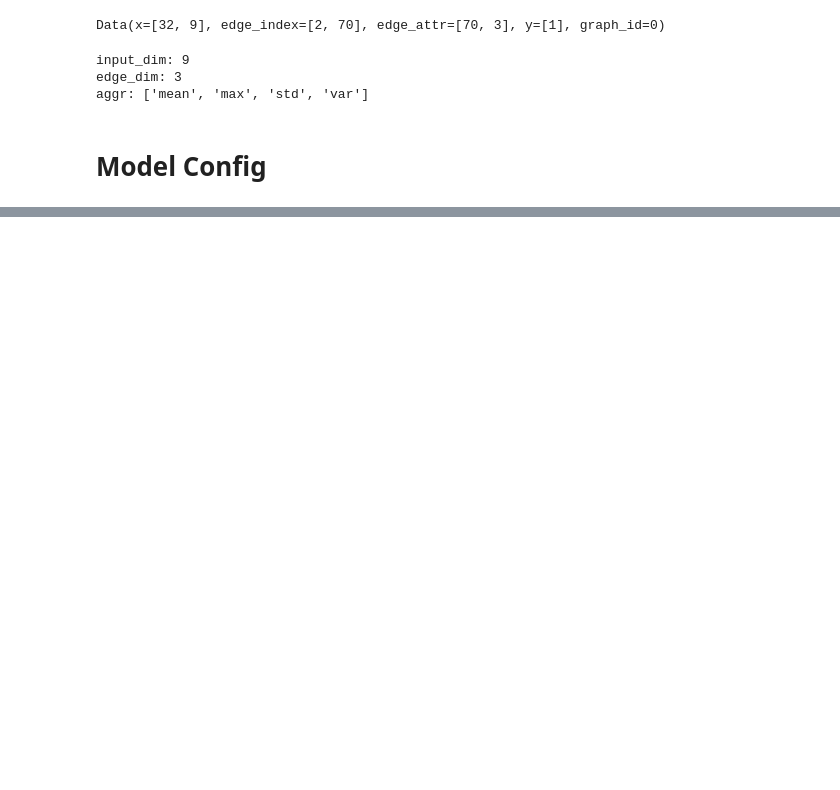
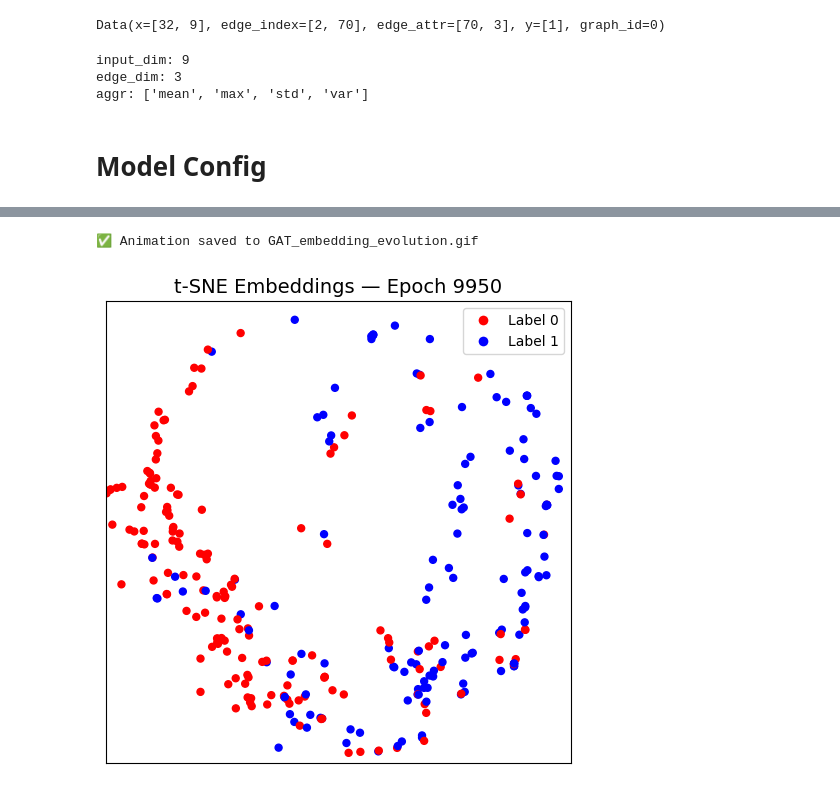
Before and after one commit to Mohammad-Amin-Jenadele/gnn-graph-classification, a Jupyter notebook: GNN_Graph_classification_main.ipynb, the cells around one changed output, grey strips where cells are left out. Cells and saved outputs as stored; diff of their text form; code cells hidden in the pictures; blank space fills up the shorter version.

```diff
--- a/GNN_Graph_classification_main.ipynb
+++ b/GNN_Graph_classification_main.ipynb
@@ -680,0 +991,5 @@ animate_embedding(GINE_model, interval=300, save_path="embedding_evolution.gif")
+# %%
+animate_embedding(GAT_model, interval=300, save_path="GAT_embedding_evolution.gif")
+# %% [output]
+✅ Animation saved to GAT_embedding_evolution.gif
+[figure, added]
```
Also changed, not shown: parts of 20 cells of this notebook.
